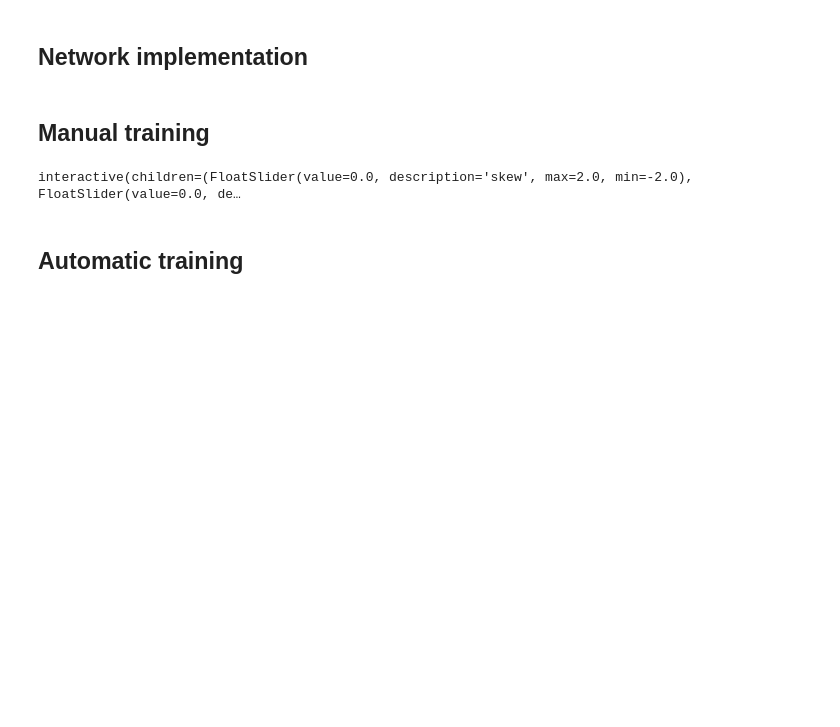
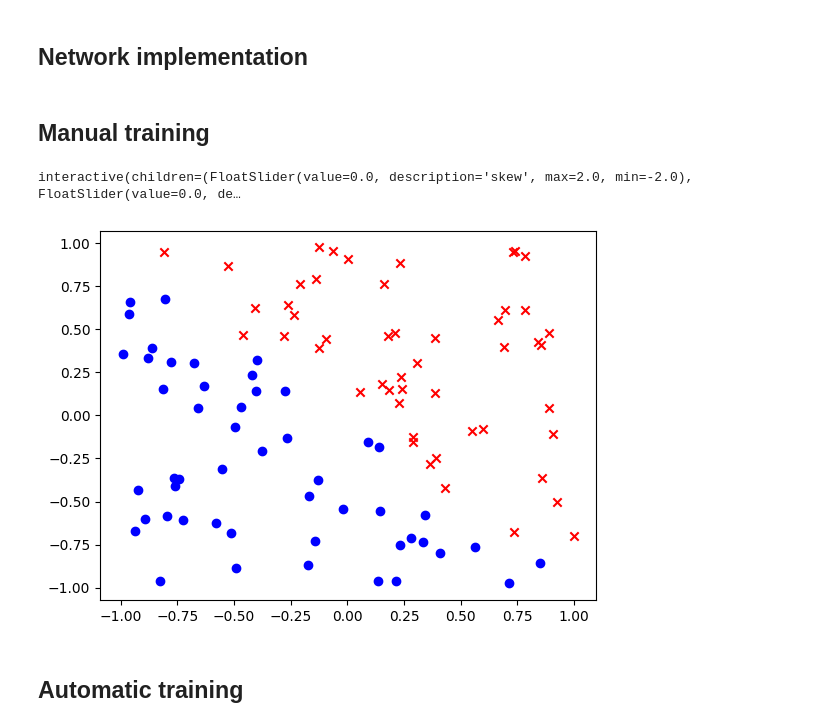
Before and after one commit to Tymec/neural-networks, a Jupyter notebook: notebooks/01_perceptron.ipynb, the cells around one changed output. Saved outputs shown, nothing was run; the diff lists cells and outputs as text; code cells hidden in the pictures; blank space fills up the shorter version.

Commit message:
feed forward can learn

```diff
--- a/notebooks/01_perceptron.ipynb
+++ b/notebooks/01_perceptron.ipynb
@@ -16,3 +17,14 @@ from utils.helper import decision_boundary
+# %%
+def decision_boundary(fn) -> tuple[list, list, list]:
+    x = np.linspace(-1, 1, 100)
+    y = np.linspace(-1, 1, 100)
+    X, Y = np.meshgrid(x, y)
+    Z = np.zeros(X.shape)
+    for i in range(X.shape[0]):
+        for j in range(X.shape[1]):
+            Z[i, j] = fn([X[i, j], Y[i, j]])
+
+    return X, Y, Z
 # %% [markdown]
 ## Network implementation
 # %%
@@ -45,32 +57,33 @@ class Network:
 # %%
 net = Network(2)
 X = np.random.uniform(-1, 1, (100, 2))
 
 
 def update(skew: float = 0, w0: float = 0.0, w1: float = 0.0, bias: float = 0.0) -> None:
     net.bias = bias
     net.weights[0] = w0
     net.weights[1] = w1
 
     y = np.zeros(100)
     y[X[:, 0] + X[:, 1] + skew > 0] = 1
 
     plt.scatter(X[y == 0, 0], X[y == 0, 1], c="blue", marker="o")
     plt.scatter(X[y == 1, 0], X[y == 1, 1], c="red", marker="x")
 
-    Xd, Yd, Zd = decision_boundary(X, y, net.forward)
+    Xd, Yd, Zd = decision_boundary(net.forward)
     plt.contourf(Xd, Yd, Zd, levels=[-1, 0, 1], alpha=0.3)
 
     predictions = net.forward(X)
     err = np.mean((y - predictions) ** 2)
     plt.gca().set_xlabel(f"Mean error: {err}")
 
     plt.show()
 
 
 interactive(update, skew=(-2.0, 2.0), w0=(-1.0, 1.0), w1=(-1.0, 1.0), bias=(-1.0, 1.0))
 # %% [output]
 interactive(children=(FloatSlider(value=0.0, description='skew', max=2.0, min=-2.0), FloatSlider(value=0.0, de…
+[figure, added]
 # %% [markdown]
 ## Automatic training
 # %%
```
Also changed, not shown: parts of 3 cells of this notebook, 6 other files.
